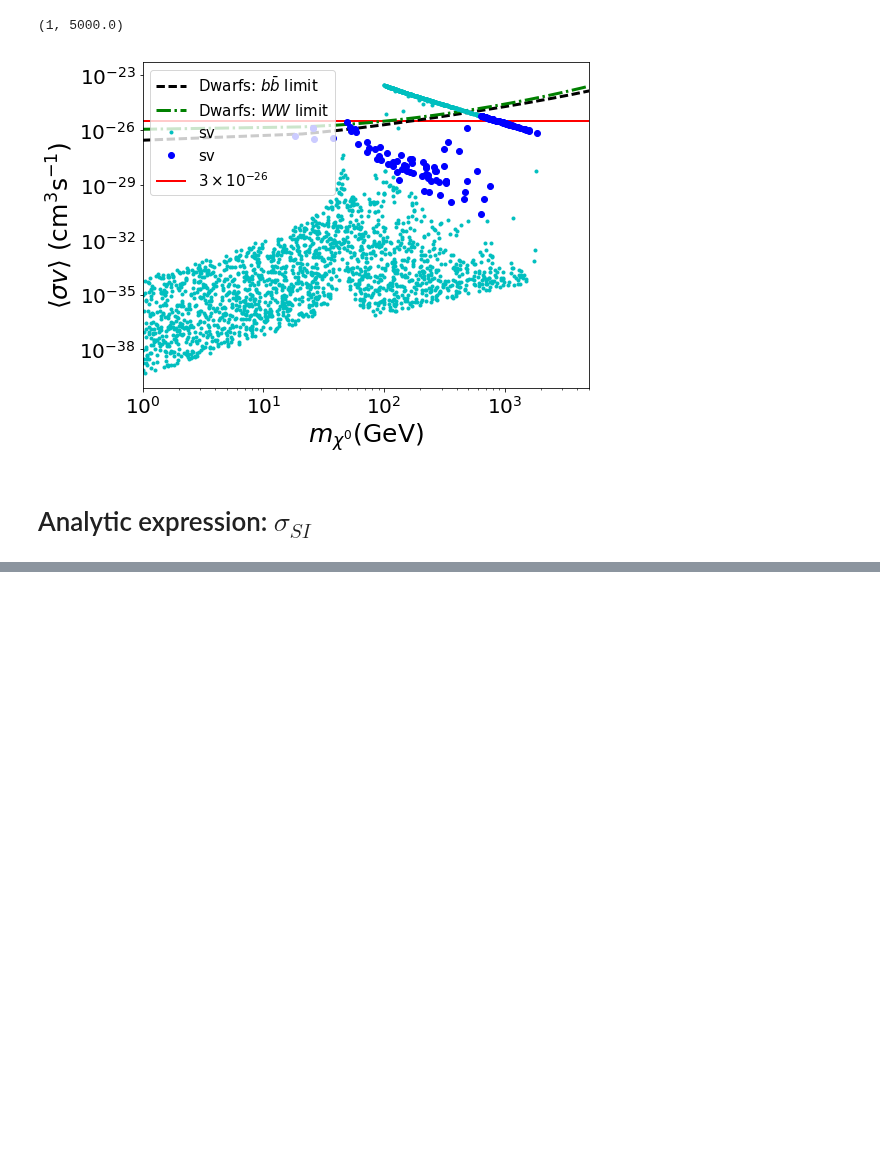
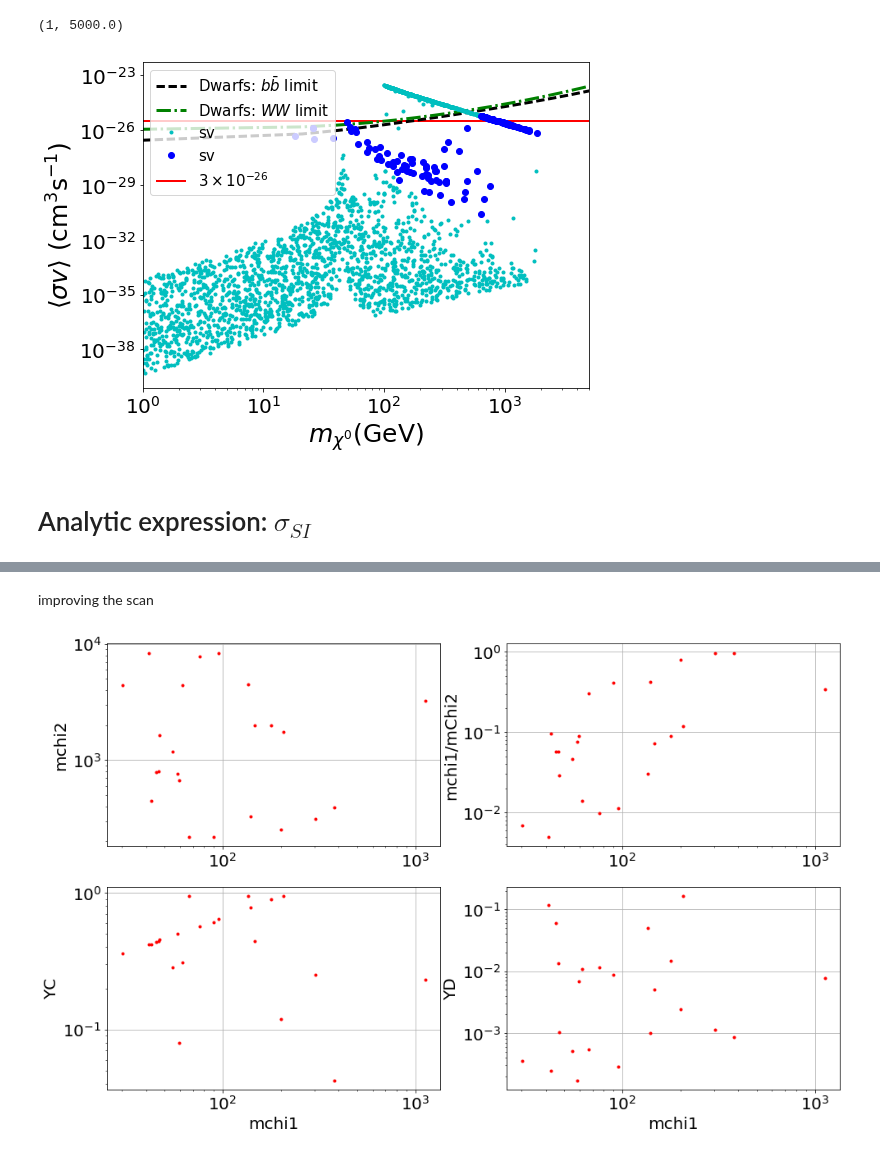
Before and after one commit to anferivera/SDdiracDM, a Jupyter notebook: run-model-general-scan.ipynb, the cells around one changed output, grey strips where cells are left out. Drawn from its saved outputs; the diff is of its cells as text; code cells hidden in the pictures; blank space fills up the shorter version.

```diff
--- a/run-model-general-scan.ipynb
+++ b/run-model-general-scan.ipynb
@@ -348,0 +392,33 @@ plt.show()
+# %% [markdown]
+improving the scan
+# %%
+plt.figure(figsize=(16,10))
+
+plt.subplot(221)
+plt.loglog(kk.mChi1, kk.mChi2, 'r.')
+plt.grid()
+#plt.xlabel('mchi1')
+plt.ylabel('mchi2')
+
+plt.subplot(222)
+plt.loglog(kk.mChi1, kk.mChi1/kk.mChi2, 'r.')
+plt.grid()
+#plt.xlabel('mchi1')
+plt.ylabel('mchi1/mChi2')
+
+plt.subplot(223)
+plt.loglog(kk.mChi1, kk.YRC, 'r.')
+plt.grid()
+plt.xlabel('mchi1')
+plt.ylabel('YC')
+
+plt.subplot(224)
+plt.loglog(kk.mChi1, kk.YRD, 'r.')
+plt.grid()
+plt.xlabel('mchi1')
+plt.ylabel('YD')
+
+
+plt.show()
+# %% [output]
+[figure, added]
```
Also changed, not shown: parts of 24 cells of this notebook, 3 other files.
